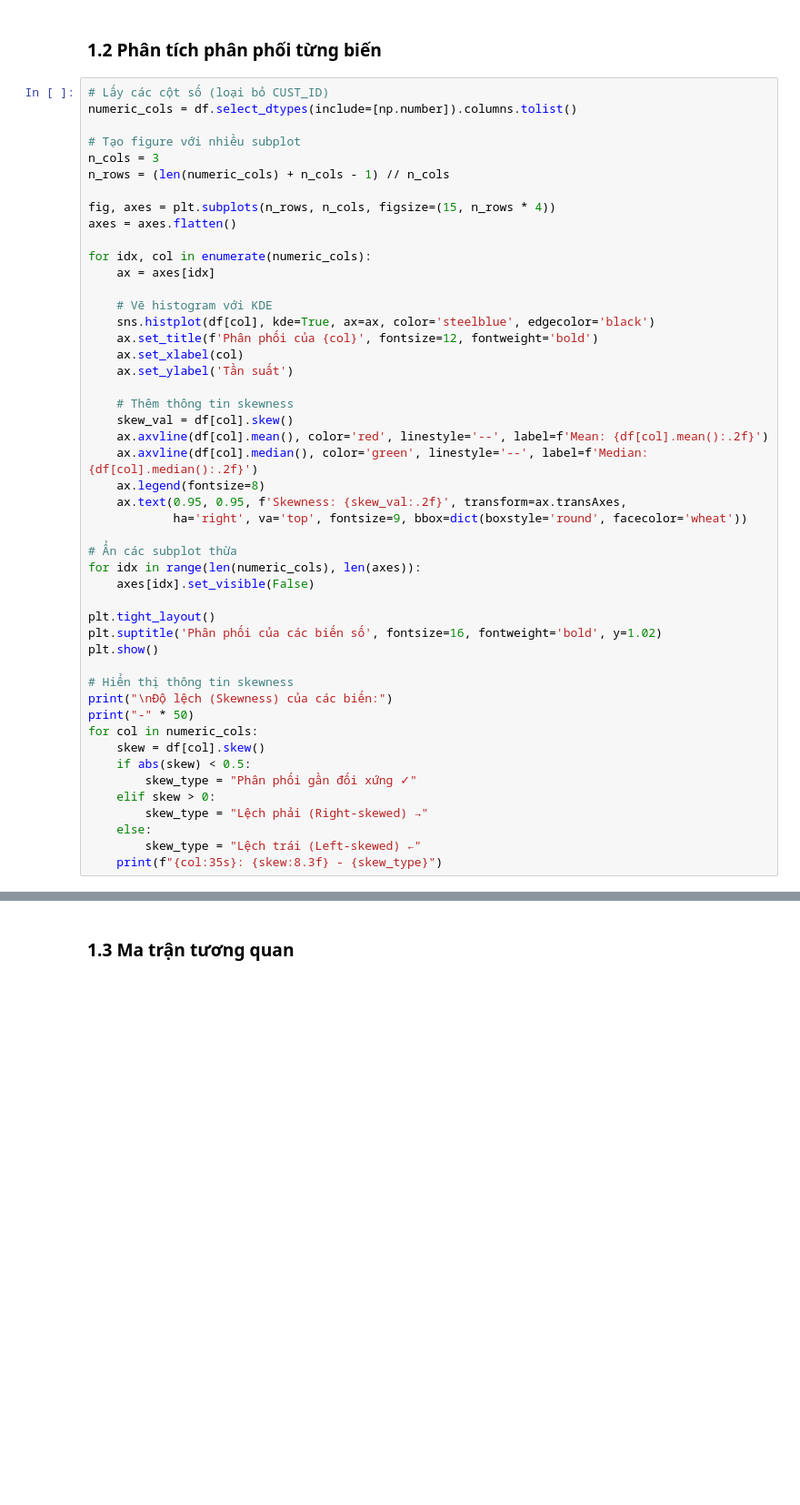
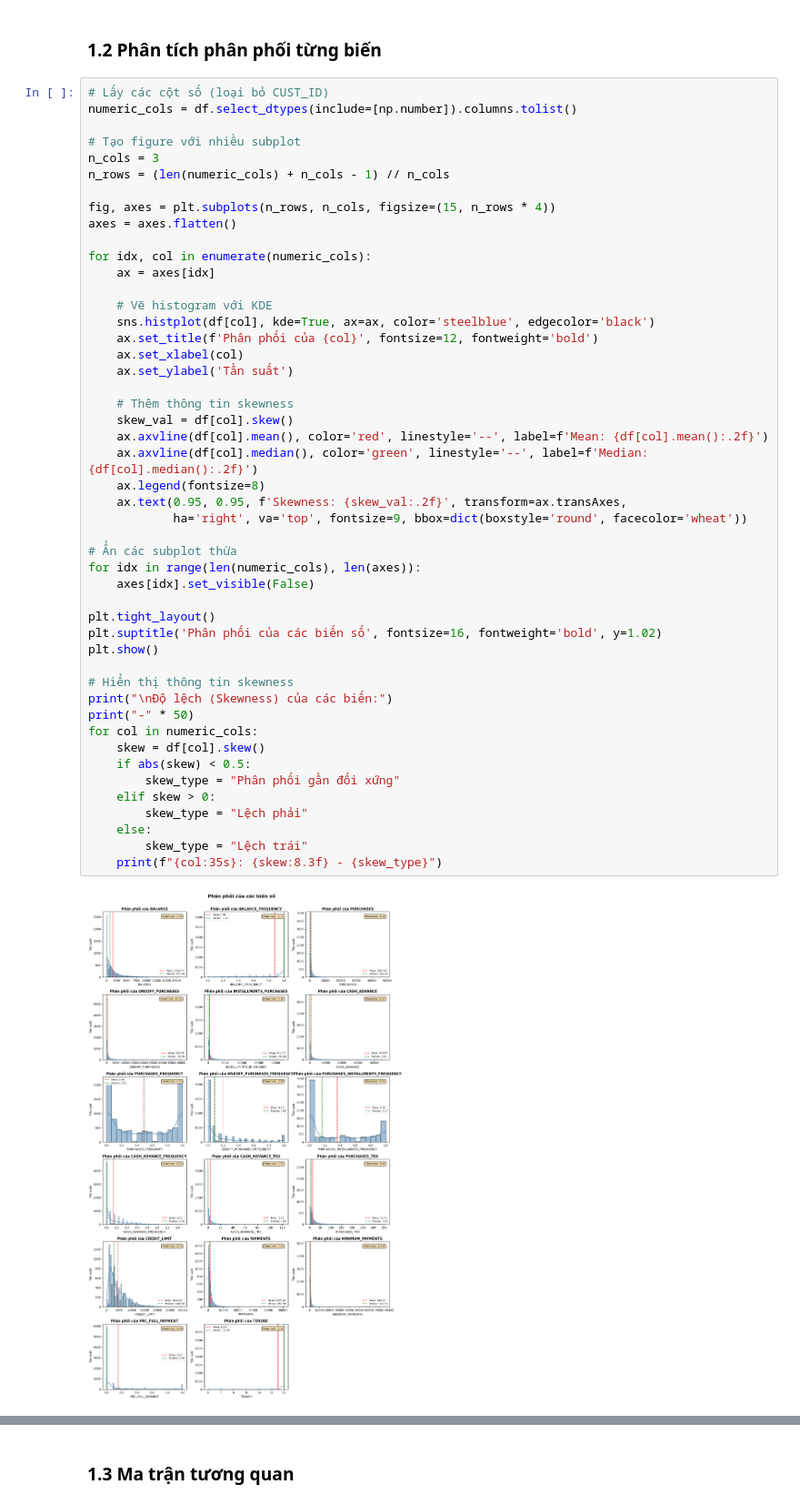
Before and after one commit to Phtzone/SGU25_KPDL_Group, a Jupyter notebook: final project/final project.ipynb, the cells around one changed output, grey strips where cells are left out. Shown: that part at 91% size. Saved outputs shown, nothing was run; the diff lists cells and outputs as text; blank space fills up the shorter version.

```diff
--- a/final project/final project.ipynb
+++ b/final project/final project.ipynb
@@ -90,33 +125,35 @@ for idx, col in enumerate(numeric_cols):
     sns.histplot(df[col], kde=True, ax=ax, color='steelblue', edgecolor='black')
     ax.set_title(f'Phân phối của {col}', fontsize=12, fontweight='bold')
     ax.set_xlabel(col)
     ax.set_ylabel('Tần suất')
 
     # Thêm thông tin skewness
     skew_val = df[col].skew()
     ax.axvline(df[col].mean(), color='red', linestyle='--', label=f'Mean: {df[col].mean():.2f}')
     ax.axvline(df[col].median(), color='green', linestyle='--', label=f'Median: {df[col].median():.2f}')
     ax.legend(fontsize=8)
     ax.text(0.95, 0.95, f'Skewness: {skew_val:.2f}', transform=ax.transAxes,
             ha='right', va='top', fontsize=9, bbox=dict(boxstyle='round', facecolor='wheat'))
 
 # Ẩn các subplot thừa
 for idx in range(len(numeric_cols), len(axes)):
     axes[idx].set_visible(False)
 
 plt.tight_layout()
 plt.suptitle('Phân phối của các biến số', fontsize=16, fontweight='bold', y=1.02)
 plt.show()
 
 # Hiển thị thông tin skewness
 print("\nĐộ lệch (Skewness) của các biến:")
 print("-" * 50)
 for col in numeric_cols:
     skew = df[col].skew()
     if abs(skew) < 0.5:
-        skew_type = "Phân phối gần đối xứng ✓"
+        skew_type = "Phân phối gần đối xứng"
     elif skew > 0:
-        skew_type = "Lệch phải (Right-skewed) →"
+        skew_type = "Lệch phải"
     else:
-        skew_type = "Lệch trái (Left-skewed) ←"
+        skew_type = "Lệch trái"
     print(f"{col:35s}: {skew:8.3f} - {skew_type}")
+# %% [output]
+[figure, added]
```
Also changed, not shown: parts of 7 cells of this notebook.
